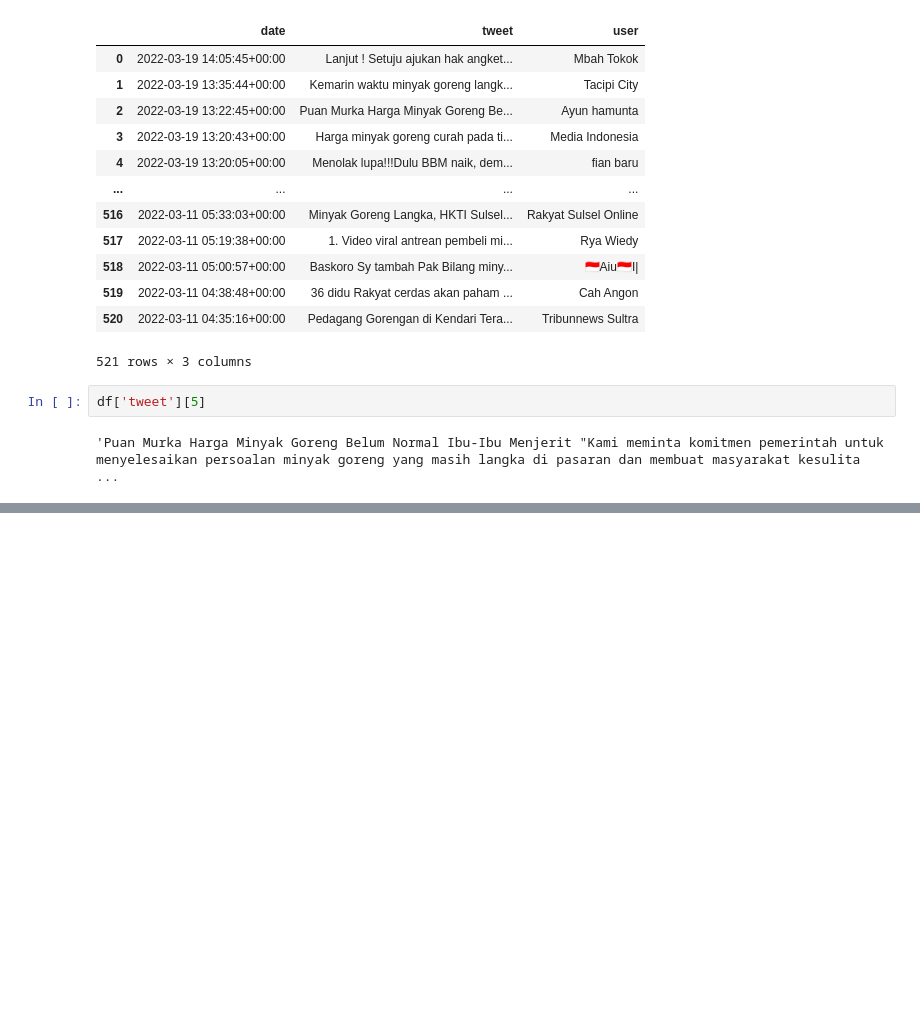
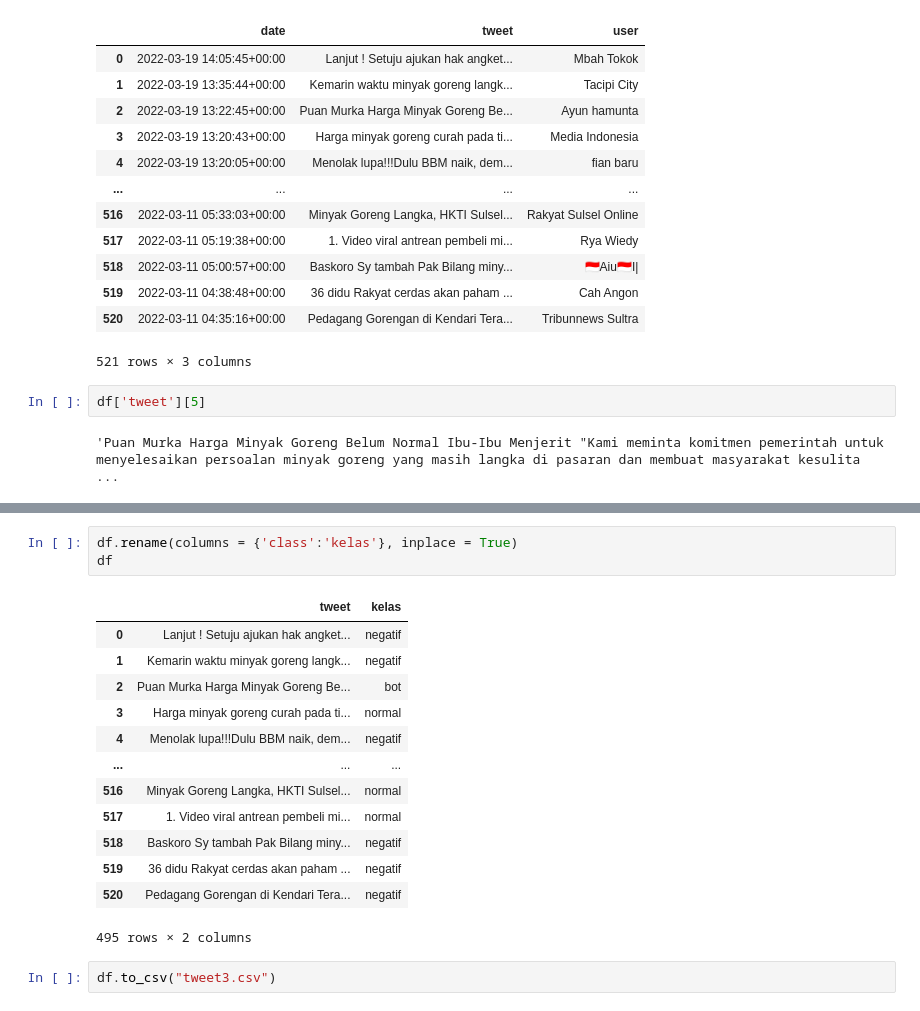
Before and after one commit to abdazzamajhari/SentimentAnalysis-2022, a Jupyter notebook: 2_preprocessing.ipynb, the cells around one changed output, grey strips where cells are left out. Cells and saved outputs as stored; diff of their text form; blank space fills up the shorter version.

```diff
--- a/2_preprocessing.ipynb
+++ b/2_preprocessing.ipynb
@@ -131,0 +227,19 @@ HTTPError: HTTP Error 403: Forbidden
+# %%
+df.rename(columns = {'class':'kelas'}, inplace = True)
+df
+# %% [output]
+|  | tweet | kelas |
+| 0 | Lanjut ! Setuju ajukan hak angket... | negatif |
+| 1 | Kemarin waktu minyak goreng langk... | negatif |
+| 2 | Puan Murka Harga Minyak Goreng Be... | bot |
+| 3 | Harga minyak goreng curah pada ti... | normal |
+| 4 | Menolak lupa!!!Dulu BBM naik, dem... | negatif |
+| ... | ... | ... |
+| 516 | Minyak Goreng Langka, HKTI Sulsel... | normal |
+| 517 | 1. Video viral antrean pembeli mi... | normal |
+| 518 | Baskoro Sy tambah Pak Bilang miny... | negatif |
+| 519 | 36 didu Rakyat cerdas akan paham ... | negatif |
+| 520 | Pedagang Gorengan di Kendari Tera... | negatif |
+495 rows × 2 columns
+# %%
+df.to_csv("tweet3.csv")
```
Also changed, not shown: parts of 14 cells of this notebook, 4 other files.
